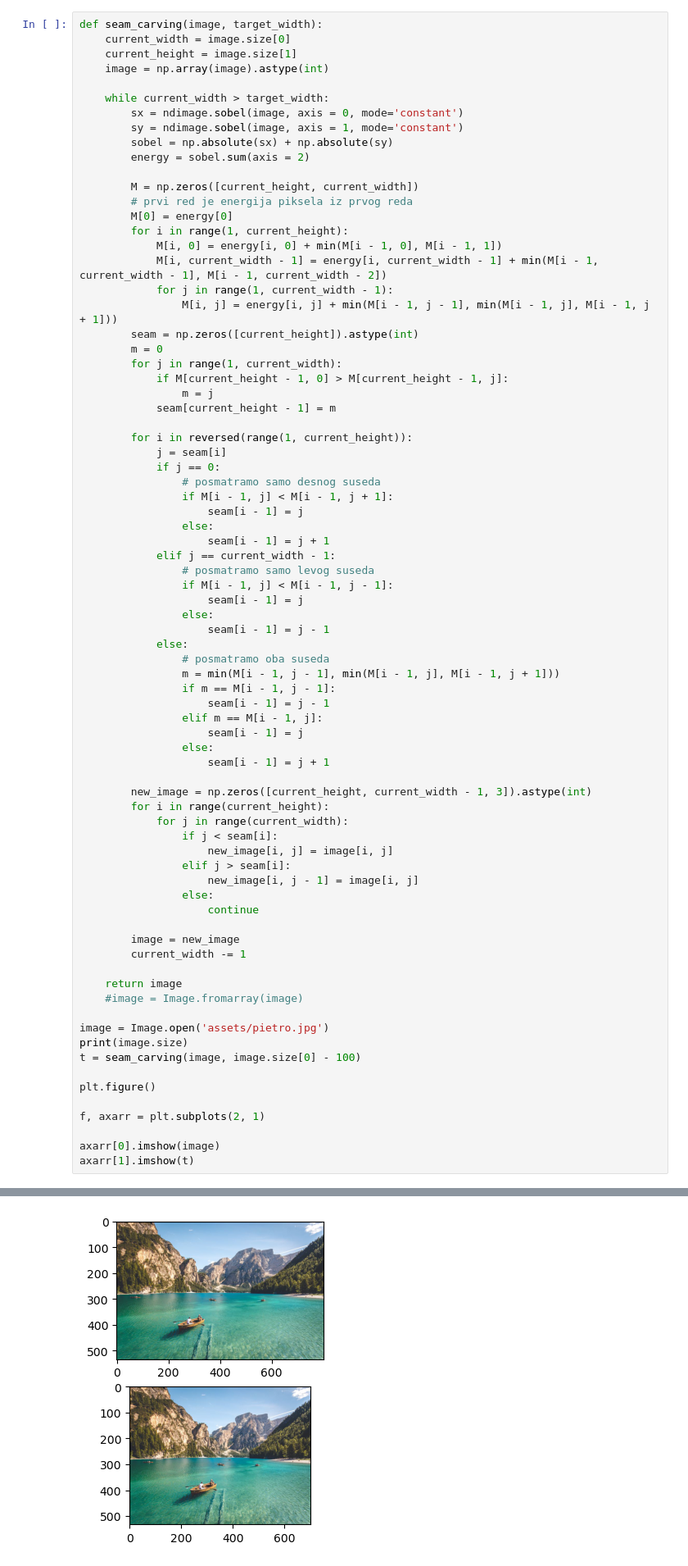
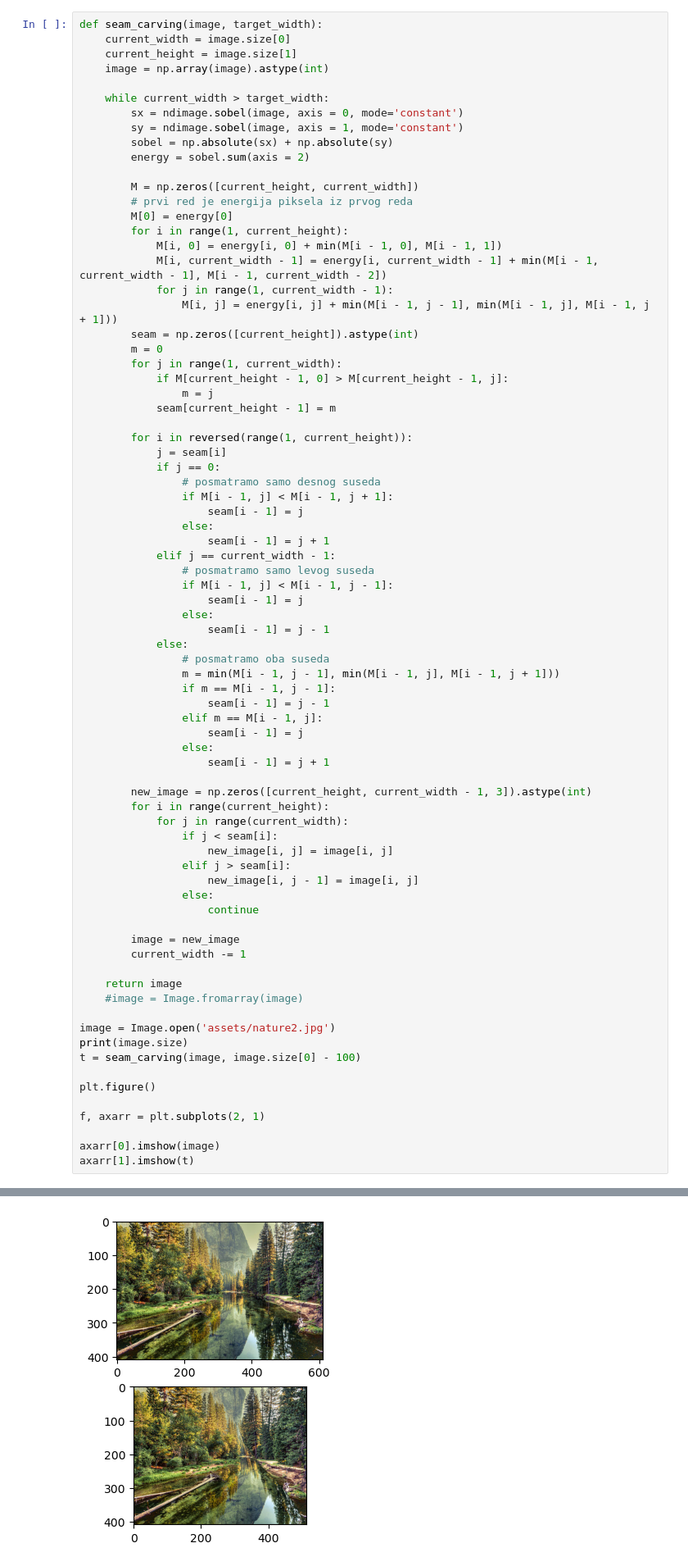
Before and after one commit to TGStarGuardian/NI-projekat-Seam-carving, a Jupyter notebook: 2.ipynb, the cells around one changed output, grey strips where cells are left out. Shown at 82% size. Cells and saved outputs as stored; diff of their text form.

```diff
--- a/2.ipynb
+++ b/2.ipynb
@@ -169,7 +169,7 @@ def seam_carving(image, target_width):
     return image
     #image = Image.fromarray(image)
 
-image = Image.open('assets/pietro.jpg')
+image = Image.open('assets/nature2.jpg')
 print(image.size)
 t = seam_carving(image, image.size[0] - 100)
 
@@ -184,3 +184,3 @@ axarr[1].imshow(t)
 <matplotlib.image.AxesImage at 0x...>
 <Figure size 640x480 with 0 Axes>
-[figure, old version]
+[figure, new version]
```
Also changed, not shown: parts of 1 cell of this notebook, 1 other file.
